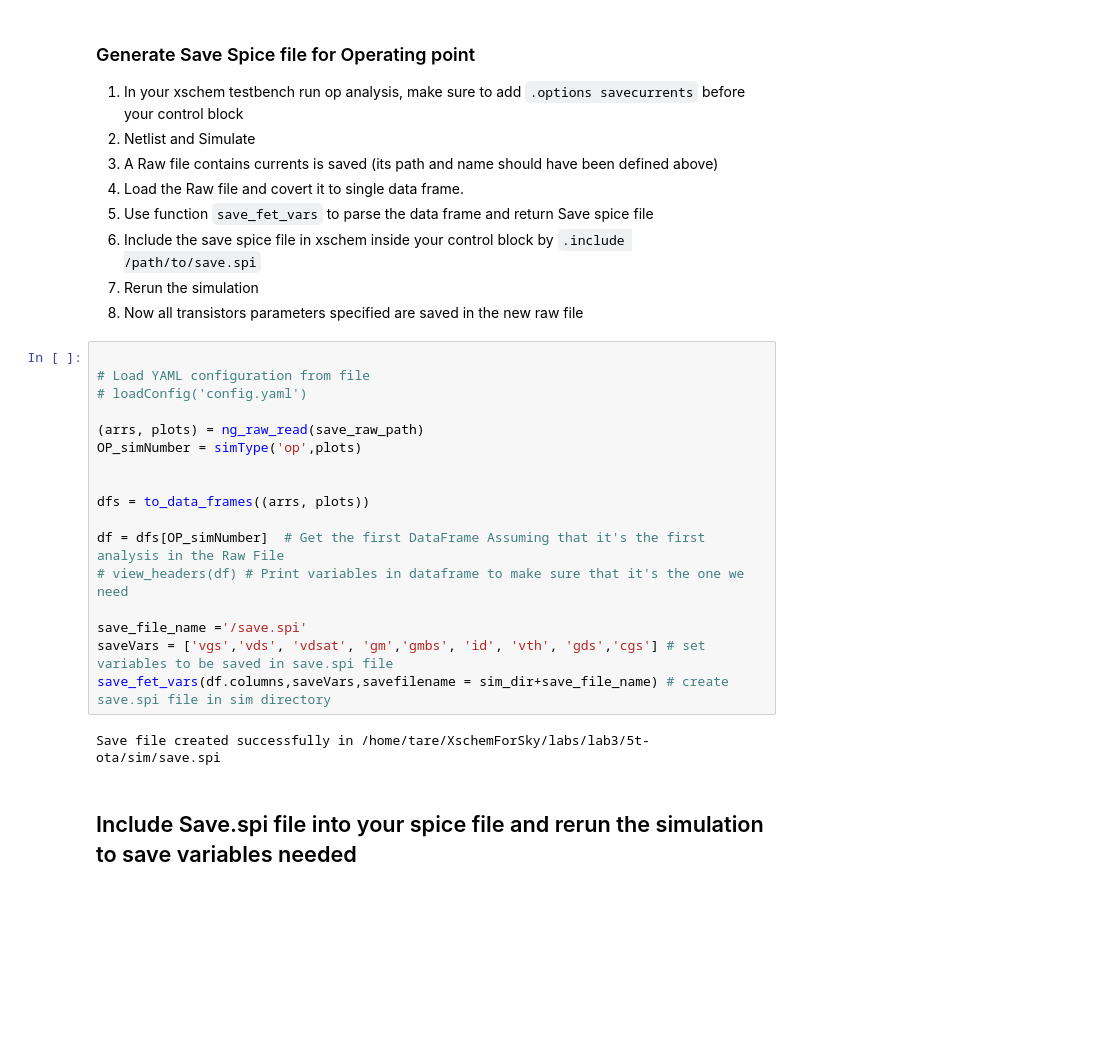
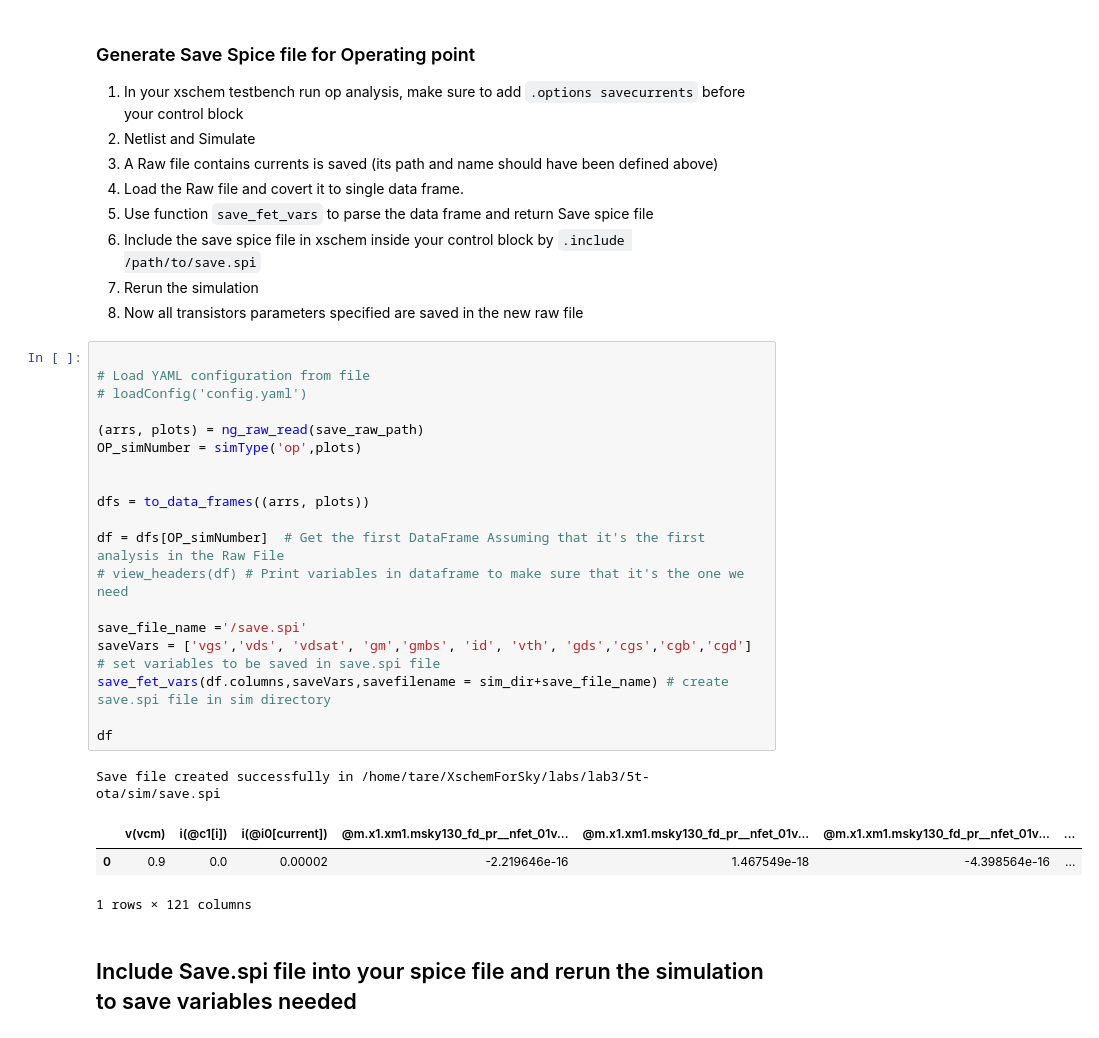
Before and after one commit to abdelrahmanali15/CircuitCruncher, a Jupyter notebook: post_analysis_notebook.ipynb, the cells around one changed output. Saved outputs shown, nothing was run; the diff lists cells and outputs as text; blank space fills up the shorter version.

```diff
--- a/post_analysis_notebook.ipynb
+++ b/post_analysis_notebook.ipynb
@@ -105,22 +105,27 @@ output_dir = '/home/tare/XschemForSky/labs/lab3/5t-ota/sim'
 # %%
 
 # Load YAML configuration from file
 # loadConfig('config.yaml')
 
 (arrs, plots) = ng_raw_read(save_raw_path)
 OP_simNumber = simType('op',plots)
 
 
 dfs = to_data_frames((arrs, plots))
 
 df = dfs[OP_simNumber]  # Get the first DataFrame Assuming that it's the first analysis in the Raw File
 # view_headers(df) # Print variables in dataframe to make sure that it's the one we need
 
 save_file_name ='/save.spi'
-saveVars = ['vgs','vds', 'vdsat', 'gm','gmbs', 'id', 'vth', 'gds','cgs'] # set variables to be saved in save.spi file
+saveVars = ['vgs','vds', 'vdsat', 'gm','gmbs', 'id', 'vth', 'gds','cgs','cgb','cgd'] # set variables to be saved in save.spi file
 save_fet_vars(df.columns,saveVars,savefilename = sim_dir+save_file_name) # create save.spi file in sim directory
+
+df
 # %% [output]
 Save file created successfully in /home/tare/XschemForSky/labs/lab3/5t-ota/sim/save.spi
+|  | v(vcm) | i(@c1[i]) | i(@i0[current]) | @m.x1.xm1.msky130_fd_pr__nfet_01v... | @m.x1.xm1.msky130_fd_pr__nfet_01v... | @m.x1.xm1.msky130_fd_pr__nfet_01v... | ... |
+| 0 | 0.9 | 0.0 | 0.00002 | -2.219646e-16 | 1.467549e-18 | -4.398564e-16 | ... |
+1 rows × 121 columns
 # %% [markdown]
 ## Include Save.spi file into your spice file and rerun the simulation to save variables needed
 # %% [markdown]
```
Also changed, not shown: parts of 5 cells of this notebook, 9 other files.
